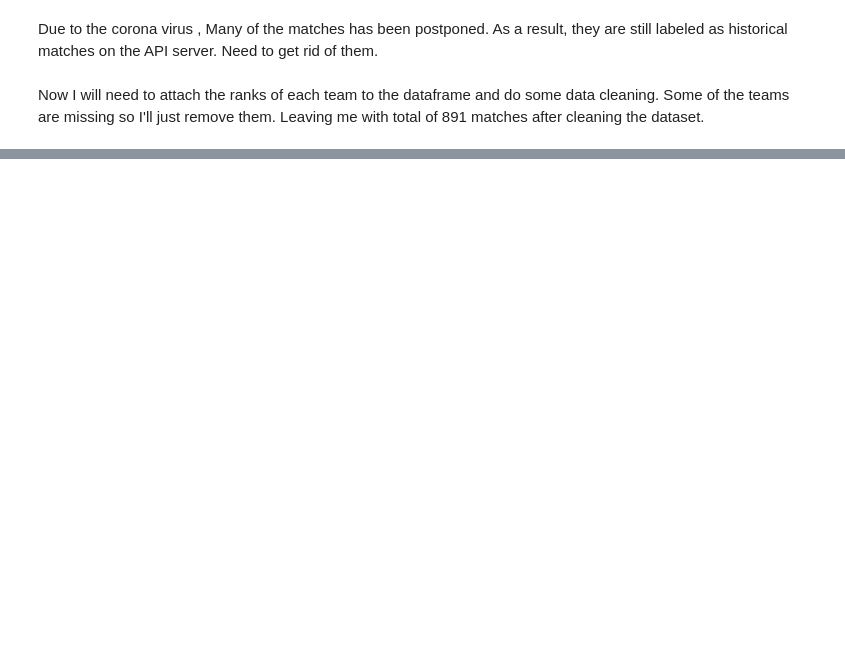
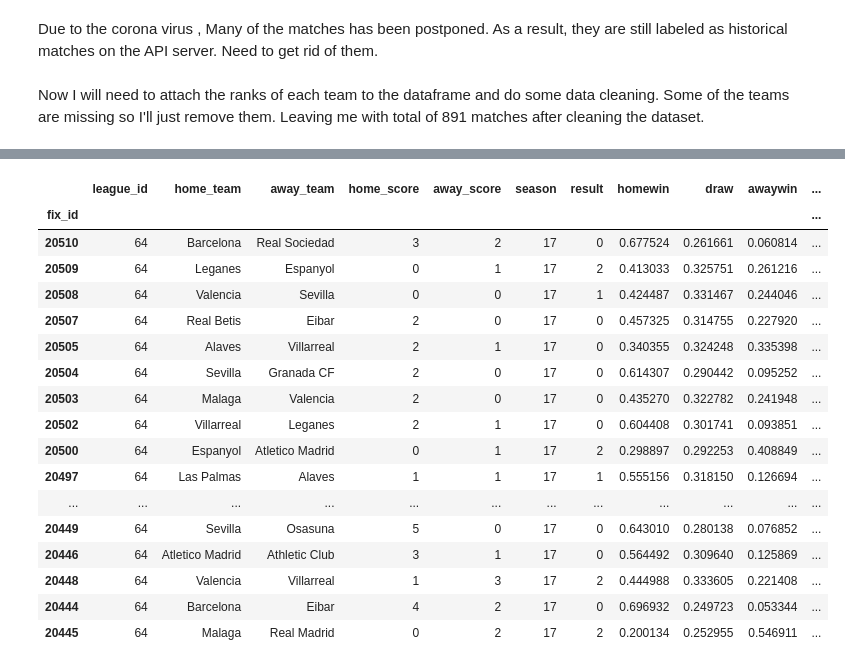
Before and after one commit to bm1125/fifa, a Jupyter notebook: Football Predictions.ipynb, the cells around one changed output, grey strips where cells are left out. Saved outputs shown, nothing was run; the diff lists cells and outputs as text; code cells hidden in the pictures; blank space fills up the shorter version.

```diff
--- a/Football Predictions.ipynb
+++ b/Football Predictions.ipynb
@@ -283,13 +283,17 @@ from tensorflow import keras
 # %%
-model = Sequential()
-n_features = X_train.shape[1]
+def setModel(dropout, first_layer, second_layer):
 
-model.add(Dense(8, input_shape = (n_features,)))
-model.add(Dense(6))
-model.add(Dense(5))
-model.add(Dense(3))
+    global model
+    model = Sequential()
+    n_features = X_train.shape[1]
 
-opt = keras.optimizers.Adam(learning_rate=0.01)
-model.compile(loss='sparse_categorical_crossentropy', optimizer='sgd')
+    model.add(Dense(8, input_shape = (n_features,)))
+    model.add(Dense(first_layer))
+    model.add(Dropout(dropout))
+    model.add(Dense(second_layer))
+    model.add(Dense(3, activation = 'softmax'))
 
-model.summary()
+    opt = keras.optimizers.Adam(learning_rate=0.01)
+    model.compile(loss='categorical_crossentropy', optimizer='Adam', metrics = ['accuracy'])
+
+    #model.summary()
@@ -313,2 +299,0 @@ _________________________________________________________________
-# %%
-model.fit(X_train, y_train, epochs = 150, verbose = 0, callbacks = [callback])
@@ -325,0 +311,29 @@ array([[ 18.809875, -37.03372 , -33.641483]], dtype=float32)
+# %%
+expected = list()
+for x in model.predict(X_test):
+    expected.append(np.argmax(x))
+expected = pd.Series(expected, index = final.iloc[-47:,:].index)
+# %%
+predictions = pd.DataFrame(model.predict(X_test), columns = ['homewin','draw','awaywin'], index = final.iloc[-47:,:].index)
+final_df = pd.concat([fixtures_df.loc[final.iloc[-47:,:].index,:], predictions, expected], axis = 1)
+# %%
+final_df
+# %% [output]
+|  | league_id | home_team | away_team | home_score | away_score | season | result | homewin | draw | awaywin | ... |
+| fix_id |  |  |  |  |  |  |  |  |  |  | ... |
+| 20510 | 64 | Barcelona | Real Sociedad | 3 | 2 | 17 | 0 | 0.677524 | 0.261661 | 0.060814 | ... |
+| 20509 | 64 | Leganes | Espanyol | 0 | 1 | 17 | 2 | 0.413033 | 0.325751 | 0.261216 | ... |
+| 20508 | 64 | Valencia | Sevilla | 0 | 0 | 17 | 1 | 0.424487 | 0.331467 | 0.244046 | ... |
+| 20507 | 64 | Real Betis | Eibar | 2 | 0 | 17 | 0 | 0.457325 | 0.314755 | 0.227920 | ... |
+| 20505 | 64 | Alaves | Villarreal | 2 | 1 | 17 | 0 | 0.340355 | 0.324248 | 0.335398 | ... |
+| 20504 | 64 | Sevilla | Granada CF | 2 | 0 | 17 | 0 | 0.614307 | 0.290442 | 0.095252 | ... |
+| 20503 | 64 | Malaga | Valencia | 2 | 0 | 17 | 0 | 0.435270 | 0.322782 | 0.241948 | ... |
+| 20502 | 64 | Villarreal | Leganes | 2 | 1 | 17 | 0 | 0.604408 | 0.301741 | 0.093851 | ... |
+| 20500 | 64 | Espanyol | Atletico Madrid | 0 | 1 | 17 | 2 | 0.298897 | 0.292253 | 0.408849 | ... |
+| 20497 | 64 | Las Palmas | Alaves | 1 | 1 | 17 | 1 | 0.555156 | 0.318150 | 0.126694 | ... |
+| ... | ... | ... | ... | ... | ... | ... | ... | ... | ... | ... | ... |
+| 20449 | 64 | Sevilla | Osasuna | 5 | 0 | 17 | 0 | 0.643010 | 0.280138 | 0.076852 | ... |
+| 20446 | 64 | Atletico Madrid | Athletic Club | 3 | 1 | 17 | 0 | 0.564492 | 0.309640 | 0.125869 | ... |
+| 20448 | 64 | Valencia | Villarreal | 1 | 3 | 17 | 2 | 0.444988 | 0.333605 | 0.221408 | ... |
+| 20444 | 64 | Barcelona | Eibar | 4 | 2 | 17 | 0 | 0.696932 | 0.249723 | 0.053344 | ... |
+| 20445 | 64 | Malaga | Real Madrid | 0 | 2 | 17 | 2 | 0.200134 | 0.252955 | 0.546911 | ... |
```
Also changed, not shown: parts of 25 cells of this notebook.
